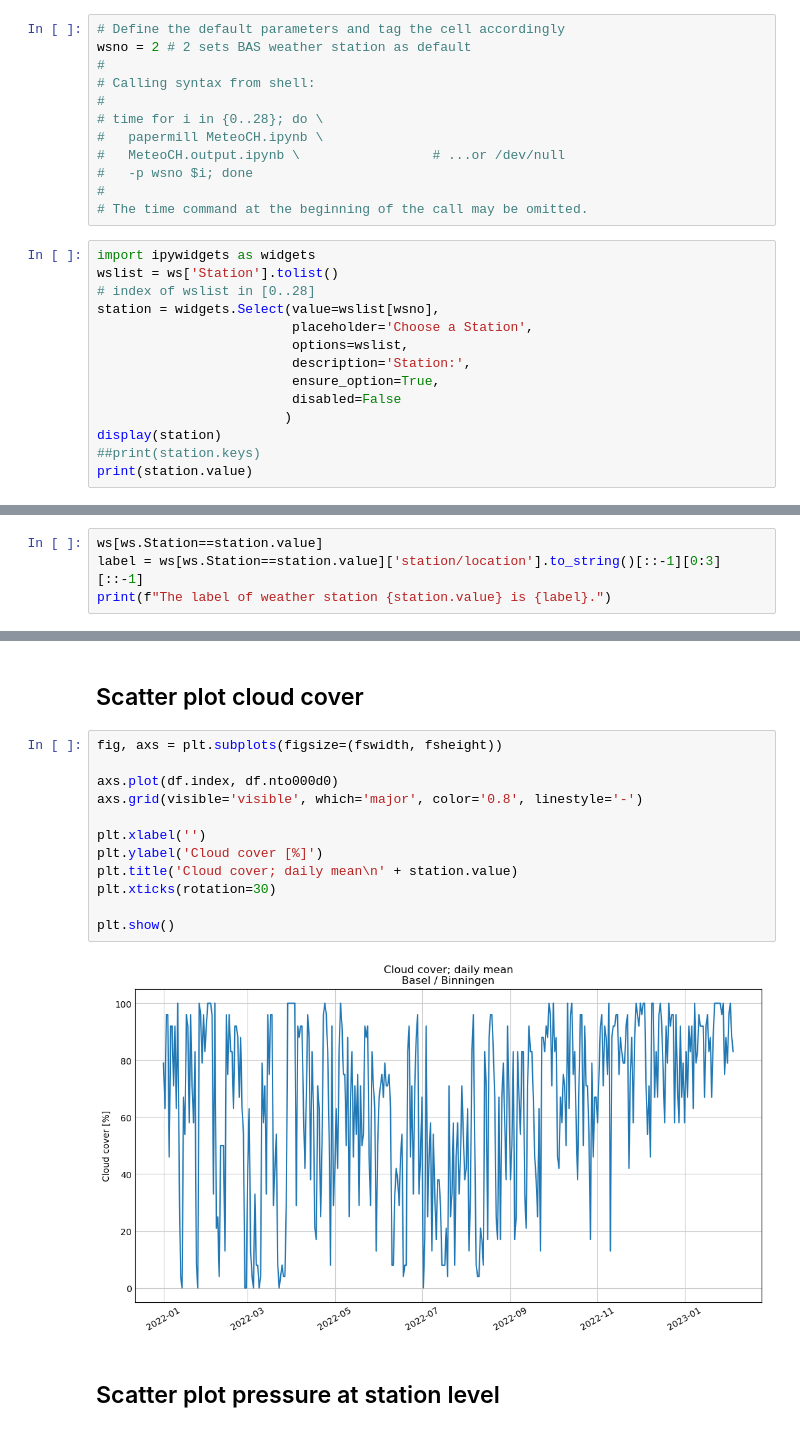
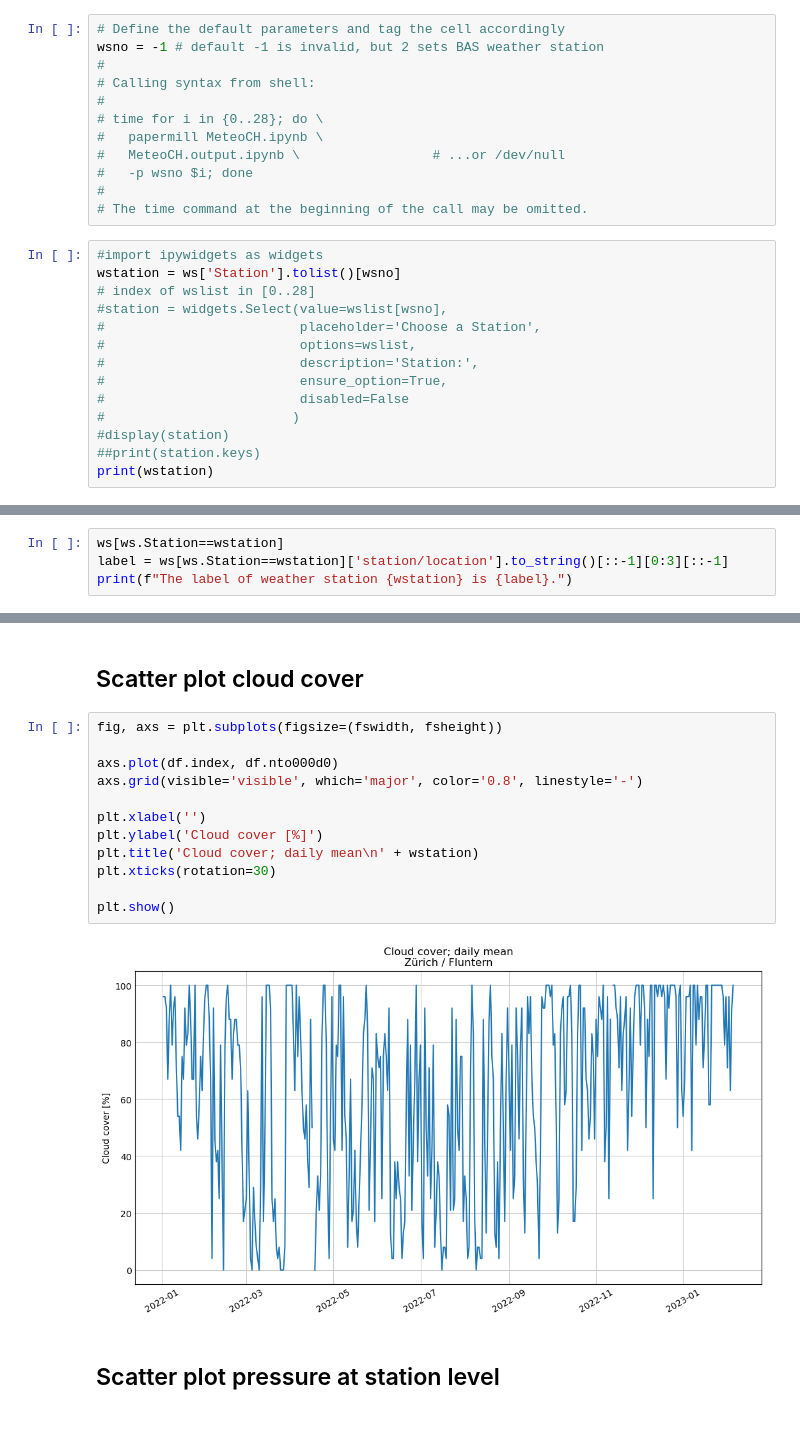
Before and after one commit to cebaraldi/jnb-meteo-ch, a Jupyter notebook: MeteoCH.ipynb, the cells around one changed output, grey strips where cells are left out. Saved outputs shown, nothing was run; the diff lists cells and outputs as text.

```diff
--- a/MeteoCH.ipynb
+++ b/MeteoCH.ipynb
@@ -38,7 +38,7 @@ ws.drop(['URL Previous years (verified data)', 'URL Current year'], axis=1)
 ## Select one weather station (using a select widget)
 # %%
 # Define the default parameters and tag the cell accordingly
-wsno = 2 # 2 sets BAS weather station as default
+wsno = -1 # default -1 is invalid, but 2 sets BAS weather station
 #
 # Calling syntax from shell:
 #
@@ -49,17 +49,17 @@ wsno = 2 # 2 sets BAS weather station as default
 #
 # The time command at the beginning of the call may be omitted.
 # %%
-import ipywidgets as widgets
-wslist = ws['Station'].tolist()
+#import ipywidgets as widgets
+wstation = ws['Station'].tolist()[wsno]
 # index of wslist in [0..28]
-station = widgets.Select(value=wslist[wsno],
-                         placeholder='Choose a Station',
-                         options=wslist,
-                         description='Station:',
-                         ensure_option=True,
-                         disabled=False
-                        )
-display(station)
+#station = widgets.Select(value=wslist[wsno],
+#                         placeholder='Choose a Station',
+#                         options=wslist,
+#                         description='Station:',
+#                         ensure_option=True,
+#                         disabled=False
+#                        )
+#display(station)
 ##print(station.keys)
-print(station.value)
+print(wstation)
 # %% [output]
@@ -68,5 +67,5 @@ Basel / Binningen
 # %%
-ws[ws.Station==station.value]
-label = ws[ws.Station==station.value]['station/location'].to_string()[::-1][0:3][::-1]
-print(f"The label of weather station {station.value} is {label}.")
+ws[ws.Station==wstation]
+label = ws[ws.Station==wstation]['station/location'].to_string()[::-1][0:3][::-1]
+print(f"The label of weather station {wstation} is {label}.")
 # %% [output]
@@ -208,17 +207,17 @@ plt.show()
 # %%
 fig, axs = plt.subplots(figsize=(fswidth, fsheight))
 
 axs.plot(df.index, df.nto000d0)
 axs.grid(visible='visible', which='major', color='0.8', linestyle='-')
 
 plt.xlabel('')
 plt.ylabel('Cloud cover [%]')
-plt.title('Cloud cover; daily mean\n' + station.value)
+plt.title('Cloud cover; daily mean\n' + wstation)
 plt.xticks(rotation=30)
 
 plt.show()
 # %% [output]
-[figure, old version]
+[figure, new version]
 # %% [markdown]
 ## Scatter plot pressure at station level
 # %%
```
Also changed, not shown: parts of 12 cells of this notebook, 29 other files.
